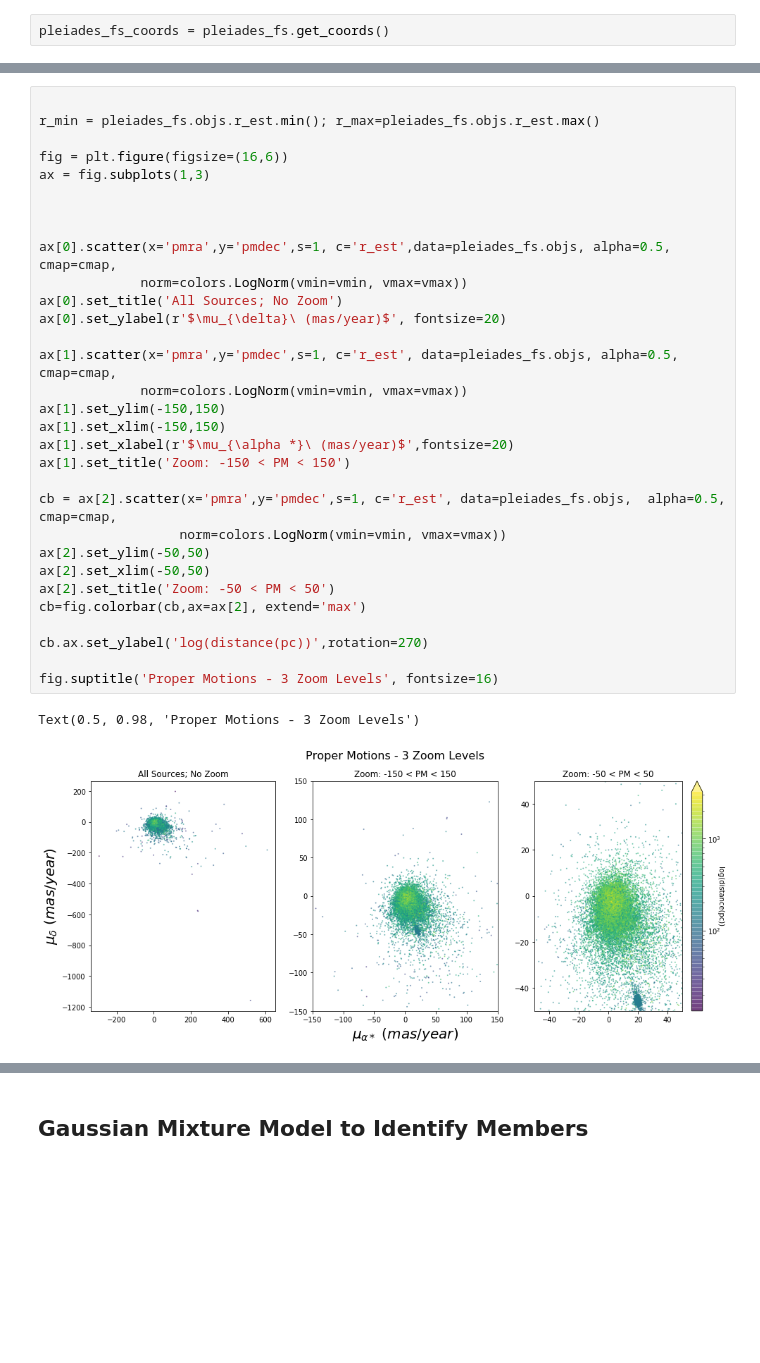
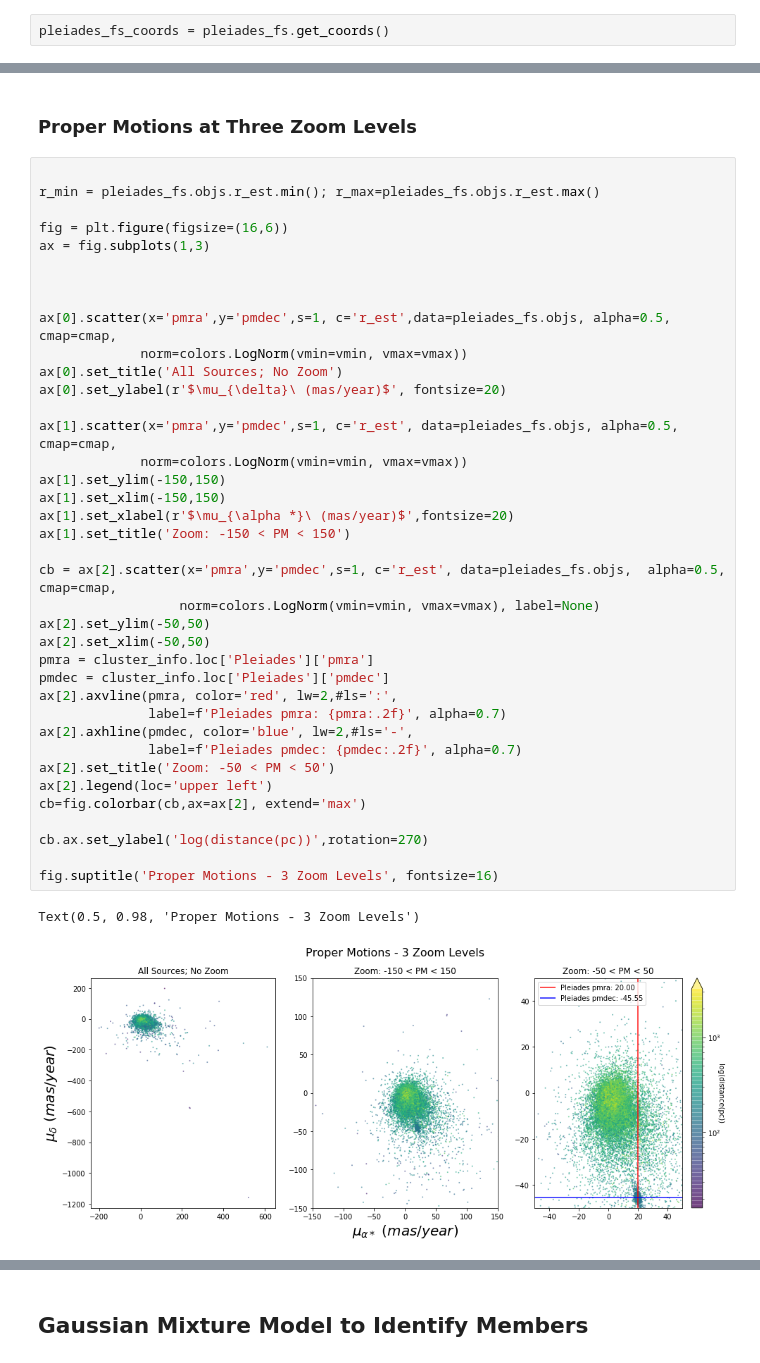
Before and after one commit to kevinmcmanus/cas-tau, a Jupyter notebook: PleiadesGMM.ipynb, the cells around one changed output, grey strips where cells are left out. Drawn from its saved outputs; the diff is of its cells as text; blank space fills up the shorter version.

Commit message:
Pleiades Please

```diff
--- a/PleiadesGMM.ipynb
+++ b/PleiadesGMM.ipynb
@@ -348,34 +367,43 @@ ax[1].legend()
+# %% [markdown]
+### Proper Motions at Three Zoom Levels
 # %%
 
 r_min = pleiades_fs.objs.r_est.min(); r_max=pleiades_fs.objs.r_est.max()
 
 fig = plt.figure(figsize=(16,6))
 ax = fig.subplots(1,3)
 
 
 
 ax[0].scatter(x='pmra',y='pmdec',s=1, c='r_est',data=pleiades_fs.objs, alpha=0.5, cmap=cmap,
              norm=colors.LogNorm(vmin=vmin, vmax=vmax))
 ax[0].set_title('All Sources; No Zoom')
 ax[0].set_ylabel(r'$\mu_{\delta}\ (mas/year)$', fontsize=20)
 
 ax[1].scatter(x='pmra',y='pmdec',s=1, c='r_est', data=pleiades_fs.objs, alpha=0.5, cmap=cmap,
              norm=colors.LogNorm(vmin=vmin, vmax=vmax))
 ax[1].set_ylim(-150,150)
 ax[1].set_xlim(-150,150)
 ax[1].set_xlabel(r'$\mu_{\alpha *}\ (mas/year)$',fontsize=20)
 ax[1].set_title('Zoom: -150 < PM < 150')
 
 cb = ax[2].scatter(x='pmra',y='pmdec',s=1, c='r_est', data=pleiades_fs.objs,  alpha=0.5, cmap=cmap,
-                  norm=colors.LogNorm(vmin=vmin, vmax=vmax))
+                  norm=colors.LogNorm(vmin=vmin, vmax=vmax), label=None)
 ax[2].set_ylim(-50,50)
 ax[2].set_xlim(-50,50)
+pmra = cluster_info.loc['Pleiades']['pmra']
+pmdec = cluster_info.loc['Pleiades']['pmdec']
+ax[2].axvline(pmra, color='red', lw=2,#ls=':',
+              label=f'Pleiades pmra: {pmra:.2f}', alpha=0.7)
+ax[2].axhline(pmdec, color='blue', lw=2,#ls='-',
+              label=f'Pleiades pmdec: {pmdec:.2f}', alpha=0.7)
 ax[2].set_title('Zoom: -50 < PM < 50')
+ax[2].legend(loc='upper left')
 cb=fig.colorbar(cb,ax=ax[2], extend='max')
 
 cb.ax.set_ylabel('log(distance(pc))',rotation=270)
 
 fig.suptitle('Proper Motions - 3 Zoom Levels', fontsize=16)
 # %% [output]
 Text(0.5, 0.98, 'Proper Motions - 3 Zoom Levels')
-[figure, old version]
+[figure, new version]
```
Also changed, not shown: parts of 47 cells of this notebook, 1 other file.
